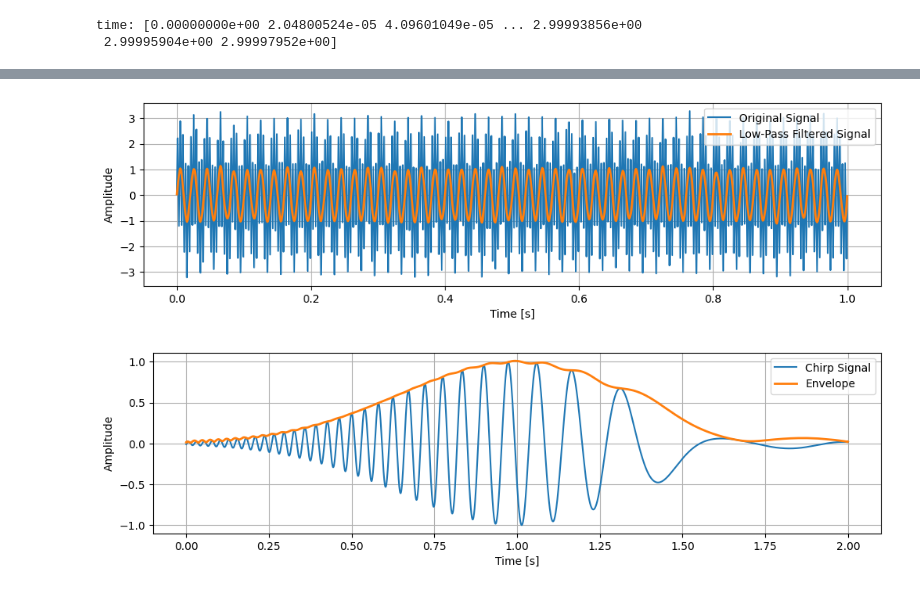
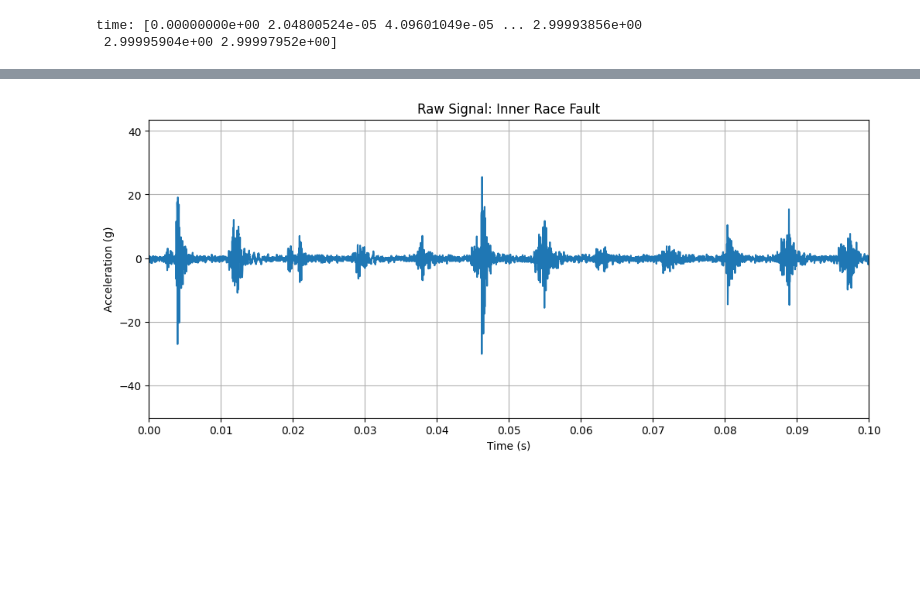
Before and after one commit to idloea/nasa-bearings, a Jupyter notebook: notebooks/frequency_domain.ipynb, the cells around one changed output, grey strips where cells are left out. Drawn from its saved outputs; the diff is of its cells as text; code cells hidden in the pictures; blank space fills up the shorter version.

```diff
--- a/notebooks/frequency_domain.ipynb
+++ b/notebooks/frequency_domain.ipynb
@@ -32,7 +55,7 @@ print(f'number_of_data_points: {number_of_data_points}')
 # %% [output]
 number_of_data_points: 146484
 # %%
-resolution = signals.resolution(sampling_frequency=sampling_frequency)
+resolution = calculations.resolution(sampling_frequency=sampling_frequency)
 print(f'resolution: {resolution} Hz')
 # %% [output]
 resolution: 2.0480052428934218e-05 Hz
@@ -156,11 +67,0 @@ low_passed_signal = signals.low_pass_filter(y=x,
-# %%
-plt.figure(figsize=(12, 3))
-plt.plot(t, x, label='Original Signal')
-plt.plot(t, low_passed_signal, label='Low-Pass Filtered Signal', linewidth=2)
-plt.xlabel('Time [s]')
-plt.ylabel('Amplitude')
-plt.legend()
-plt.grid()
-plt.show();
-# %% [output]
-[figure, removed]
@@ -184,11 +68,14 @@ envelope = signals.envelope(y=q)
-# %%
-plt.figure(figsize=(12, 3))
-plt.plot(t, q, label='Chirp Signal')
-plt.plot(t, envelope, label='Envelope', linewidth=2)
-plt.xlabel('Time [s]')
-plt.ylabel('Amplitude')
-plt.legend()
-plt.grid()
-plt.show();
-# %% [output]
-[figure, removed]
+# %%
+signal = Signal(x=time, y=waveform)
+# %%
+plt.figure(figsize=(12, 5))
+plt.plot(signal.x, signal.y)
+plt.grid()
+plt.xlim(0, 0.1)
+plt.xticks(np.arange(0, 0.11, 0.01))
+plt.title('Raw Signal: Inner Race Fault')
+plt.xlabel('Time (s)')
+plt.ylabel('Acceleration (g)')
+plt.show();
+# %% [output]
+[figure, added]
```
Also changed, not shown: parts of 23 cells of this notebook, 4 other files.
